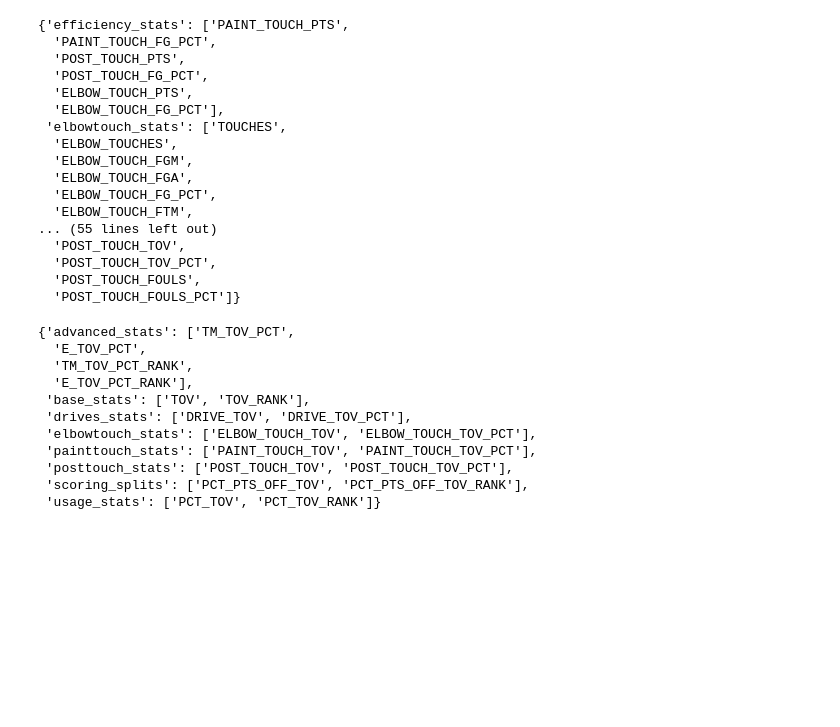
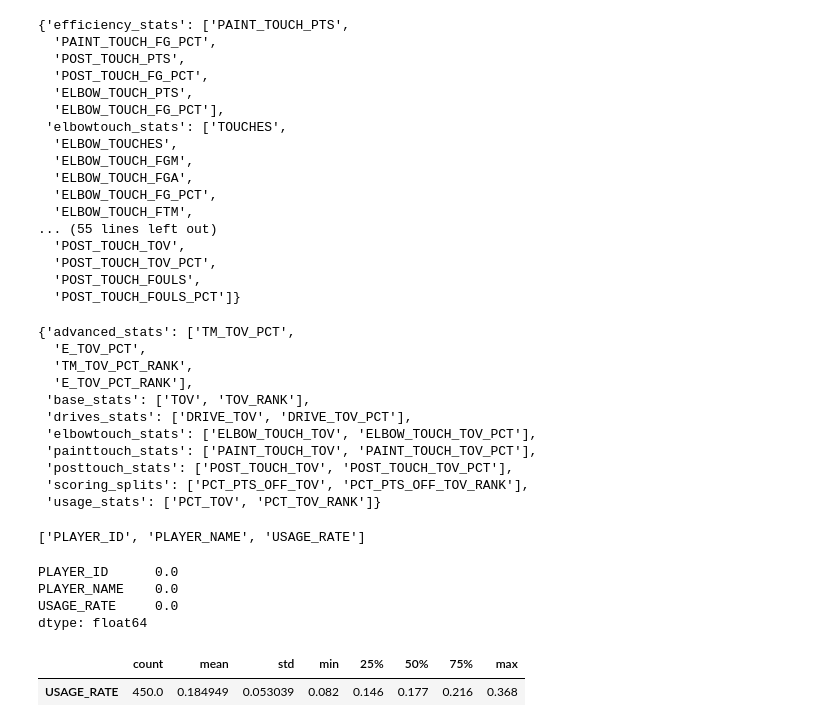
Before and after one commit to alex-abrego/nba-player-archetype-clustering, a Jupyter notebook: notebooks/02_data_wrangling.ipynb, the cells around one changed output. Cells and saved outputs as stored; diff of their text form; code cells hidden in the pictures; blank space fills up the shorter version.

```diff
--- a/notebooks/02_data_wrangling.ipynb
+++ b/notebooks/02_data_wrangling.ipynb
@@ -321,4 +343,34 @@ feature_finder("tov")
+# %%
+candidate_features = players[["PLAYER_ID", "PLAYER_NAME"]].copy()
+
+def add_style_feature(feature_name, stat, per_100=False, ratio=False, denominator=None):
+    """
+    Adds a new feature to the candidate_features DataFrame.
+
+    Args:
+        feature_name: The name of the new feature.
+        stat: A pandas Series representing the statistic to be added.
+        per_100: If True, converts the statistic to a per-100 possessions basis before adding.
+        ratio: If True, computes the ratio of the statistic to the specified denominator before adding.
+        denominator: A pandas Series representing the denominator for the ratio calculation. Required if ratio is True
+
+    Returns:
+        Running column list of candidate_features DataFrame with the new feature added.
+    """
+    if per_100:
+        stat = per_100(stat)
+    if ratio:
+        stat = safe_divide(stat, denominator)
+    candidate_features[feature_name] = stat
+    return candidate_features.columns.tolist()
+
+add_style_feature("USAGE_RATE", datasets["advanced_stats"]["USG_PCT"], per_100=False, ratio=False)
+# %% [output]
+['PLAYER_ID', 'PLAYER_NAME', 'USAGE_RATE']
 # %%
-for name, df in datasets.items():
-    print(f"{name}:")
-    print(datasets[name].isna().mean().sort_values(ascending=False))
+candidate_features.isna().mean().sort_values(ascending=False)
+# %% [output]
+PLAYER_ID      0.0
+PLAYER_NAME    0.0
+USAGE_RATE     0.0
+dtype: float64
@@ -324,0 +393,5 @@ for name, df in datasets.items():
+# %%
+candidate_features.drop("PLAYER_ID", axis=1).describe().T
+# %% [output]
+|  | count | mean | std | min | 25% | 50% | 75% | max |
+| USAGE_RATE | 450.0 | 0.184949 | 0.053039 | 0.082 | 0.146 | 0.177 | 0.216 | 0.368 |
```
Also changed, not shown: parts of 7 cells of this notebook.
